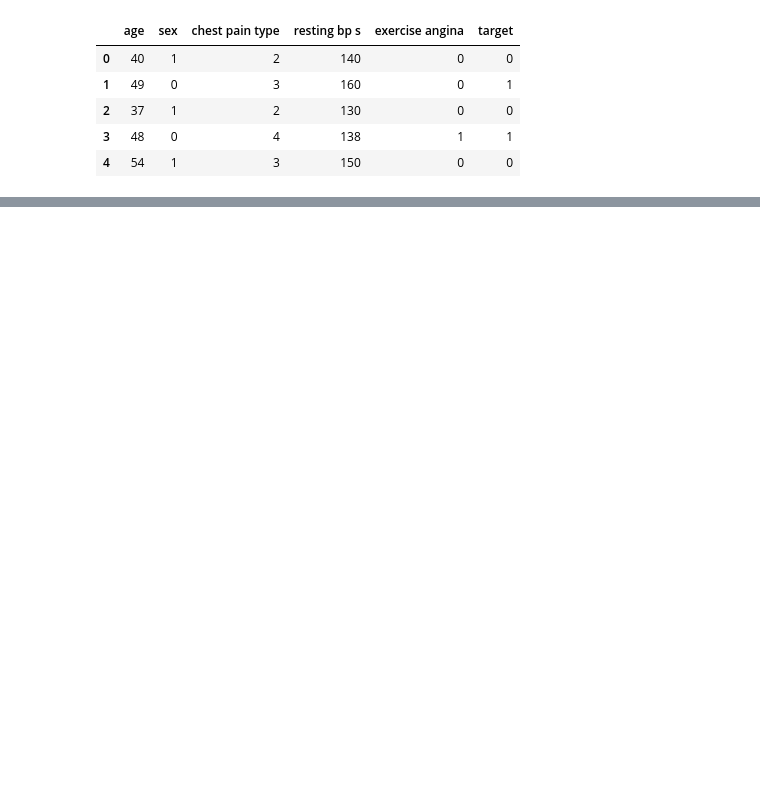
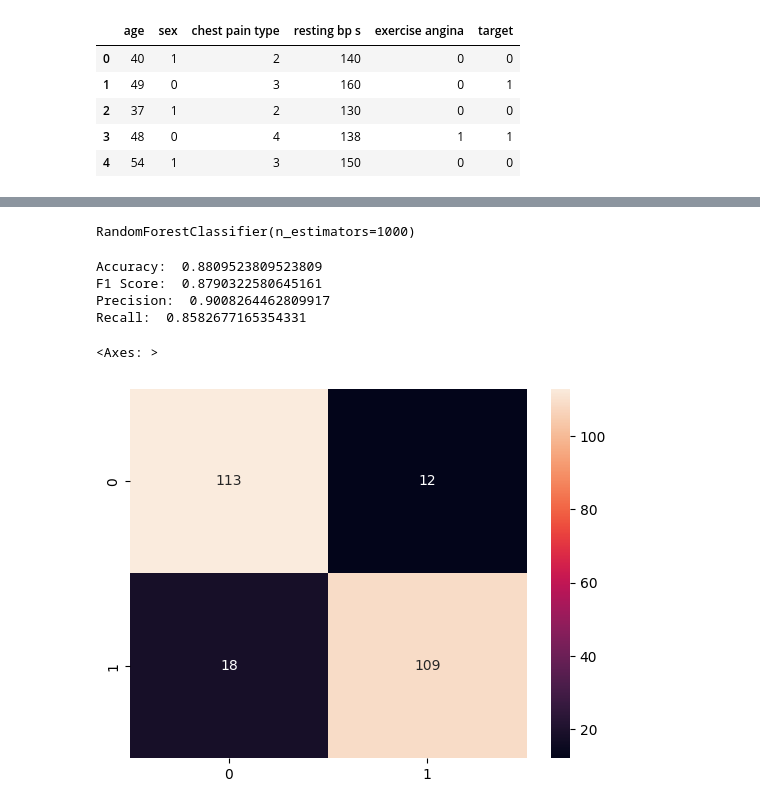
Before and after one commit to shukur-alom/CardioCare-AI, a Jupyter notebook: heart_failure_prediction.ipynb, the cells around one changed output, grey strips where cells are left out. Drawn from its saved outputs; the diff is of its cells as text; code cells hidden in the pictures; blank space fills up the shorter version.

```diff
--- a/heart_failure_prediction.ipynb
+++ b/heart_failure_prediction.ipynb
@@ -82,0 +97,10 @@ df.head()
+# %%
+# Initialize the SMOTE object
+smote = SMOTE(random_state=42)
+
+# Fit and apply SMOTE to the training data
+X, y = smote.fit_resample(X, y)
+
+# Check the class distribution after applying SMOTE
+print("Class distribution before SMOTE:", X.value_counts())
+print("Class distribution after SMote:", y.value_counts())
@@ -82,0 +125,24 @@ df.head()
+# %%
+x_train, x_test, y_train, y_test = train_test_split(X, y, test_size=0.2, random_state=42)
+# %%
+random_forest = RandomForestClassifier(n_estimators=1000)
+random_forest.fit(x_train, y_train)
+# %% [output]
+RandomForestClassifier(n_estimators=1000)
+# %%
+predict = random_forest.predict(x_test)
+# %%
+print('Accuracy: ', accuracy_score(y_test, predict))
+print('F1 Score: ', f1_score(y_test, predict))
+print('Precision: ', precision_score(y_test, predict))
+print('Recall: ', recall_score(y_test, predict))
+# %% [output]
+Accuracy:  0.8809523809523809
+F1 Score:  0.8790322580645161
+Precision:  0.9008264462809917
+Recall:  0.8582677165354331
+# %%
+sns.heatmap(confusion_matrix(y_test, predict), annot=True, fmt='d')
+# %% [output]
+<Axes: >
+[figure, added]
```
Also changed, not shown: parts of 5 cells of this notebook.
